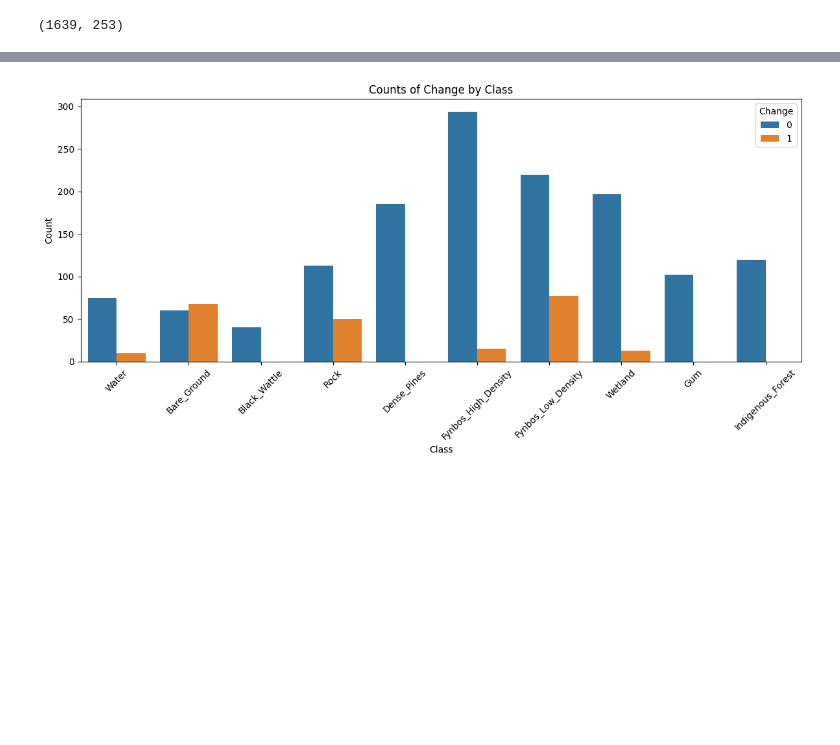
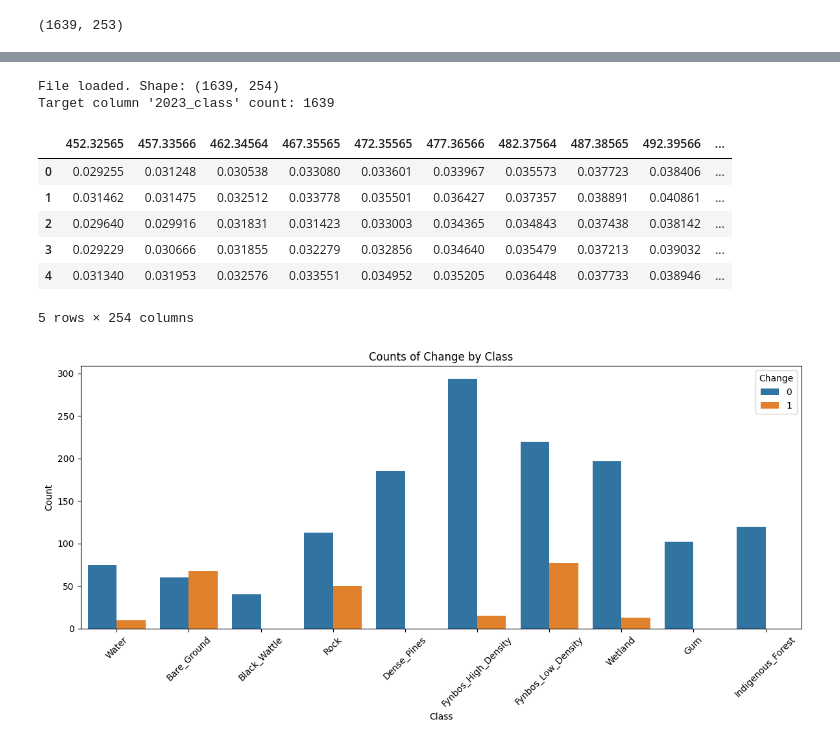
Before and after one commit to Geethen/hypinvalimap, a Jupyter notebook: code/HS_experiments_12082025.ipynb, the cells around one changed output, grey strips where cells are left out. Saved outputs shown, nothing was run; the diff lists cells and outputs as text; code cells hidden in the pictures; blank space fills up the shorter version.

Commit message:
add train wessel hsi IAS script and eval data

```diff
--- a/code/HS_experiments_12082025.ipynb
+++ b/code/HS_experiments_12082025.ipynb
@@ -395,3 +403,26 @@ gdf23.shape
+# %%
+import geopandas as gpd
+
+# Path to the file you just saved
+check_path = r"c:\Users\coach\myfiles\postdoc\Invasives\code\hypinvalimap\data\2023_wessels_HSI_evalpts.geojson"
+
+# Read it back in
+gdf_check = gpd.read_file(check_path)
+
+# Verify results
+print(f"File loaded. Shape: {gdf_check.shape}")
+print(f"Target column '2023_class' count: {gdf_check['2023_class'].notna().sum()}")
+display(gdf_check.head())
+# %% [output]
+File loaded. Shape: (1639, 254)
+Target column '2023_class' count: 1639
+|  | 452.32565 | 457.33566 | 462.34564 | 467.35565 | 472.35565 | 477.36566 | 482.37564 | 487.38565 | 492.39566 | ... |
+| 0 | 0.029255 | 0.031248 | 0.030538 | 0.033080 | 0.033601 | 0.033967 | 0.035573 | 0.037723 | 0.038406 | ... |
+| 1 | 0.031462 | 0.031475 | 0.032512 | 0.033778 | 0.035501 | 0.036427 | 0.037357 | 0.038891 | 0.040861 | ... |
+| 2 | 0.029640 | 0.029916 | 0.031831 | 0.031423 | 0.033003 | 0.034365 | 0.034843 | 0.037438 | 0.038142 | ... |
+| 3 | 0.029229 | 0.030666 | 0.031855 | 0.032279 | 0.032856 | 0.034640 | 0.035479 | 0.037213 | 0.039032 | ... |
+| 4 | 0.031340 | 0.031953 | 0.032576 | 0.033551 | 0.034952 | 0.035205 | 0.036448 | 0.037733 | 0.038946 | ... |
+5 rows × 254 columns
 # %%
 import seaborn as sns
 
```
Also changed, not shown: parts of 2 cells of this notebook, 3 other files.
